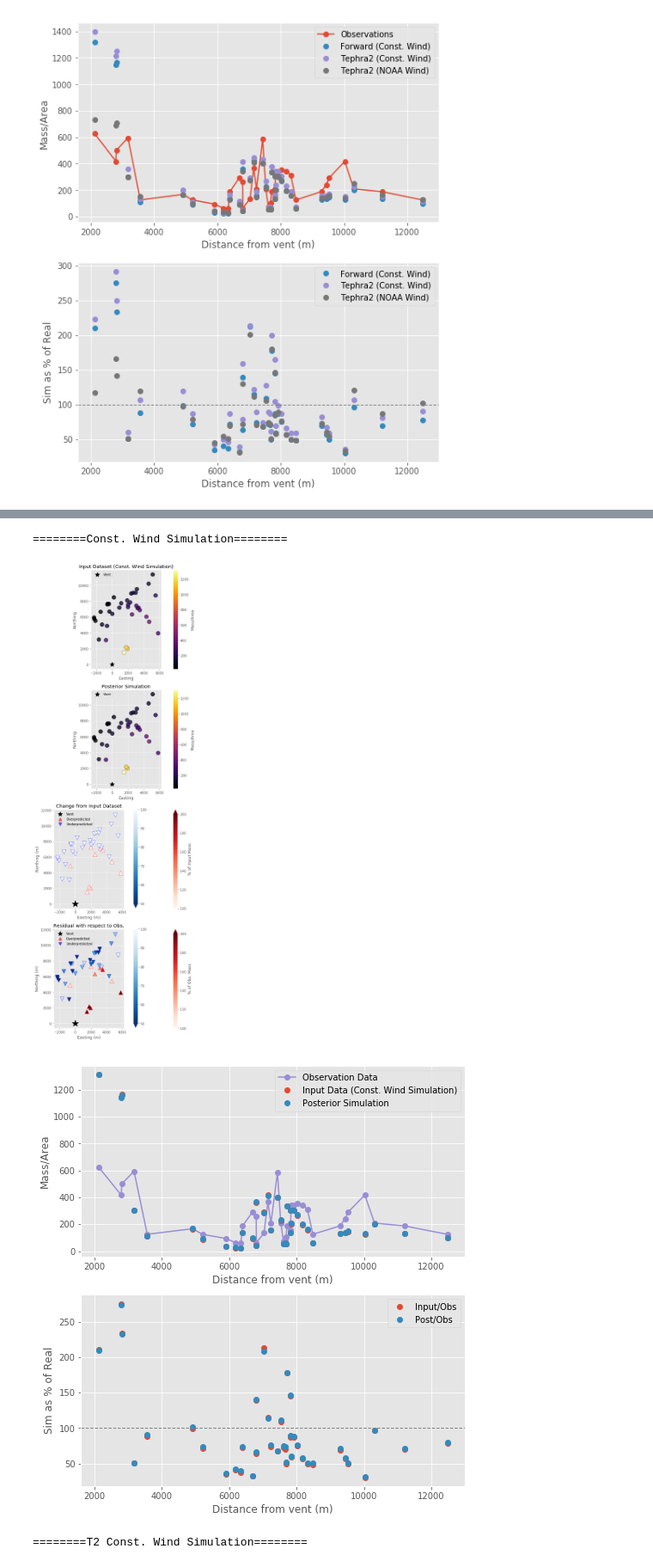
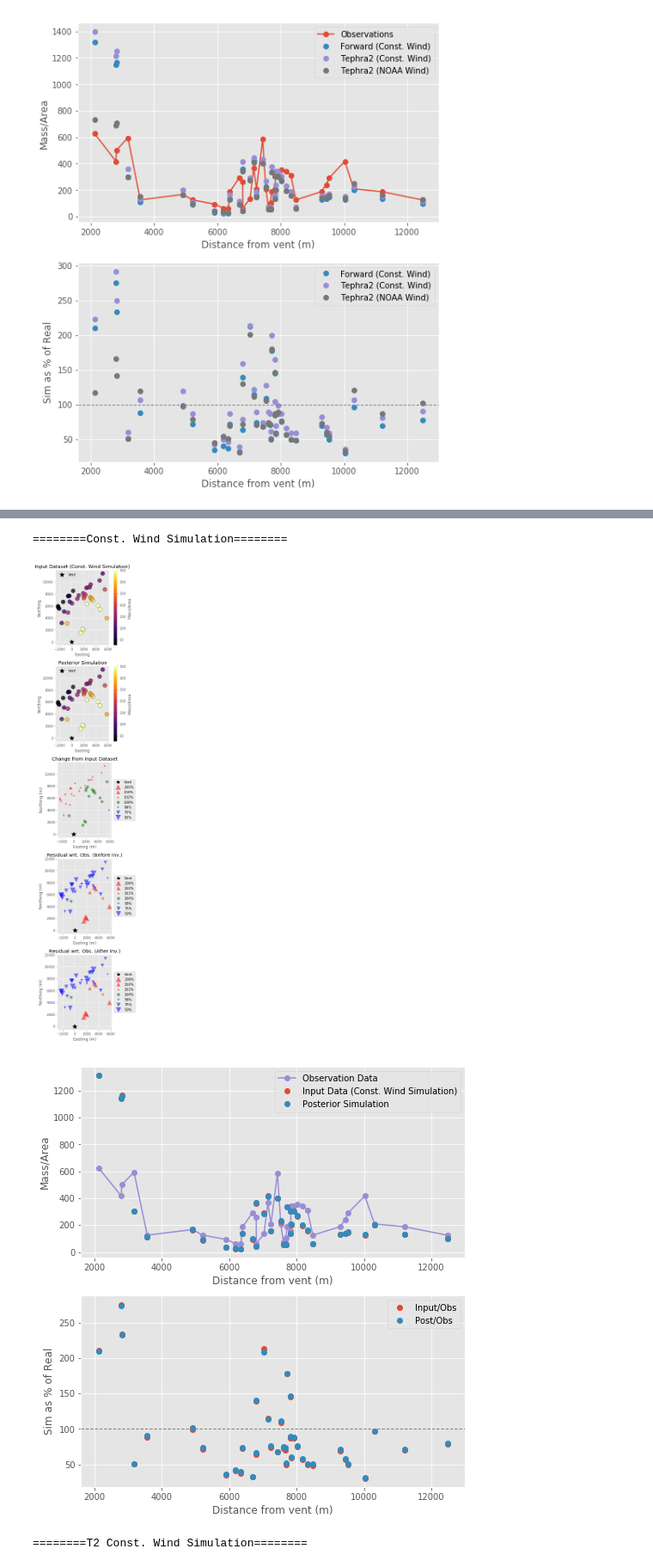
Before and after one commit to nmostert/inversion_project, a Jupyter notebook: Colima_Inversion_Examples.ipynb, the cells around one changed output, grey strips where cells are left out. Shown at 86% size. Cells and saved outputs as stored; diff of their text form; code cells hidden in the pictures.

```diff
--- a/Colima_Inversion_Examples.ipynb
+++ b/Colima_Inversion_Examples.ipynb
@@ -328,7 +328,7 @@ plt.show()
 priors_vals = {
     "a": 1.1,
     "b": 1.1,
-    "h1": 18000,
+    "h1": config["PLUME_HEIGHT"],
     "u": u,
     "v": v,
     "D": config["DIFFUSION_COEFFICIENT"],
@@ -339,7 +339,7 @@ priors_vals = {
 invert_params = {
     "a" : True,
     "b" : True,
-    "h1" : True,
+    "h1" : False,
     "u": False,
     "v": False,
     "D": False,
@@ -513,59 +513,4 @@ plt.show()
 # %%
-# for name, params, mass, in_data in zip(names, params_list, inverted_masses_list, data_sets):
-#     print("========%s========"%name)
-#     q_dist = beta(params["a"],params["b"])
-
-#     grid = obs_df[["Easting", "Northing"]]
-
-#     post_df = gaussian_stack_forward(
-#         grid, int(config["COL_STEPS"]), config["VENT_ELEVATION"],
-#         params["h1"], 2500, phi_steps, (params["a"],params["b"]), config["ERUPTION_MASS"],
-#         (u,v), config["DIFFUSION_COEFFICIENT"], config["EDDY_CONST"],
-#         config["FALL_TIME_THRESHOLD"]
-#     )
-
-#     post_df["radius"] = np.sqrt(post_df["Easting"]**2 + post_df["Northing"]**2)
-#     post_df = post_df.sort_values(by=['radius'])
-#     post_df["Residual"] = post_df["MassArea"].values/obs_df["MassArea"].values*100
-#     post_df["Change"] = post_df["MassArea"].values/in_data["MassArea"].values*100
-
-#     fig, axs = plt.subplots(4,1, figsize=(
-#             10, 20), facecolor='w', edgecolor='k')
-#     axs = axs.ravel()
-
-#     vis.plot_sample(in_data, vent=(0,0), log=False,
-#                 title="Input Dataset (%s)"%name, cbar_label="Mass/Area", ax=axs[0])
-#     vis.plot_sample(post_df, vent=(0,0), log=False,
-#                 title="Posterior Simulation", cbar_label="Mass/Area", ax=axs[1])
-#     vis.plot_sample(post_df, vent=(0,0), log=True, values="Change",
-#                 title="Input Data Residual", cbar_label="log(Residual) (% of Input Mass)", ax=axs[2])
-#     vis.plot_sample(post_df, vent=(0,0), log=True, values="Residual",
-#                 title="Observation Data Residual", cbar_label="log(Residual) (% of Obs. Mass)", ax=axs[3])
-
-#     plt.tight_layout()
-#     plt.show()
-
-
-#     fig, axs = plt.subplots(2,1, figsize=(
-#             8, 9), facecolor='w', edgecolor='k')
-#     axs = axs.ravel()
-
-#     axs[0].plot(obs_df["radius"].values, obs_df["MassArea"].values, 'C2o-', label="Observation Data")
-#     axs[0].plot(in_data["radius"].values, in_data["MassArea"].values, 'C0o', label="Input Data (%s)"%name)
-#     axs[0].plot(post_df["radius"].values, post_df["MassArea"].values, 'C1o', label="Posterior Simulation")
-#     axs[0].legend()
-#     axs[0].set_xlabel("Distance from vent (m)")
-#     axs[0].set_ylabel("Mass/Area")
-
-
-#     axs[1].plot(in_data["radius"].values, in_data["Residual"].values, 'C0o', label="Input/Obs")
-#     axs[1].plot(post_df["radius"].values, post_df["Residual"].values, 'C1o', label="Post/Obs")
-#     axs[1].axhline(100, linestyle="--", lw=1, c="gray")
-#     axs[1].legend()
-#     axs[1].set_xlabel("Distance from vent (m)")
-#     axs[1].set_ylabel("Sim as % of Real")
-#     plt.show()
-
 for name, params, mass, in_data in zip(names, params_list, inverted_masses_list, data_sets):
     print("========%s========"%name)
     q_dist = beta(params["a"],params["b"])
@@ -584,44 +529,46 @@ for name, params, mass, in_data in zip(names, params_list, inverted_masses_list,
     post_df["Residual"] = post_df["MassArea"].values/obs_df["MassArea"].values
     post_df["Change"] = post_df["MassArea"].values/in_data["MassArea"].values
 
-    fig, axs = plt.subplots(4,1, figsize=(
-            10, 20), facecolor='w', edgecolor='k')
+    fig, axs = plt.subplots(5,1, figsize=(
+            5, 20), facecolor='w', edgecolor='k')
     axs = axs.ravel()
-
-    vis.plot_sample(in_data, vent=(0,0), log=False,
+    bounds = (25, 350)
+    vis.plot_sample(in_data, vent=(0,0), log=False,bounds=bounds,
                 title="Input Dataset (%s)"%name, cbar_label="Mass/Area", ax=axs[0])
-    vis.plot_sample(post_df, vent=(0,0), log=False,
+    vis.plot_sample(post_df, vent=(0,0), log=False, bounds=bounds,
                 title="Posterior Simulation", cbar_label="Mass/Area", ax=axs[1])
-    vis.plot_residuals(post_df, vent=(0,0), values="Change", plot_type="cmap",
-                title="Change from Input Dataset", cbar_label="% of Input Mass", ax=axs[2])
-    vis.plot_residuals(post_df, vent=(0,0), values="Residual", plot_type="cmap",
-                title="Residual with respect to Obs.", cbar_label="% of Obs. Mass", ax=axs[3])
+    vis.plot_residuals(post_df, vent=(0,0), values="Change", plot_type="size",
+                title="Change from Input Dataset", ax=axs[2])
+    vis.plot_residuals(in_data, vent=(0,0), values="Residual", plot_type="size",
+                title="Residual wrt. Obs. (Before Inv.)", ax=axs[3])
+    vis.plot_residuals(post_df, vent=(0,0), values="Residual", plot_type="size",
+                title="Residual wrt. Obs. (After Inv.)", ax=axs[4])
 
     plt.tight_layout()
     plt.show()
 
 
     fig, axs = plt.subplots(2,1, figsize=(
             8, 9), facecolor='w', edgecolor='k')
     axs = axs.ravel()
 
     axs[0].plot(obs_df["radius"].values, obs_df["MassArea"].values, 'C2o-', label="Observation Data")
     axs[0].plot(in_data["radius"].values, in_data["MassArea"].values, 'C0o', label="Input Data (%s)"%name)
     axs[0].plot(post_df["radius"].values, post_df["MassArea"].values, 'C1o', label="Posterior Simulation")
     axs[0].legend()
     axs[0].set_xlabel("Distance from vent (m)")
     axs[0].set_ylabel("Mass/Area")
 
 
     axs[1].plot(in_data["radius"].values, in_data["Residual"].values*100, 'C0o', label="Input/Obs")
     axs[1].plot(post_df["radius"].values, post_df["Residual"].values*100, 'C1o', label="Post/Obs")
     axs[1].axhline(100, linestyle="--", lw=1, c="gray")
     axs[1].legend()
     axs[1].set_xlabel("Distance from vent (m)")
     axs[1].set_ylabel("Sim as % of Real")
     plt.show()
 # %% [output]
 ========Const. Wind Simulation========
-[figure, old version]
+[figure, new version]
 [figure]
 ========T2 Const. Wind Simulation========
```
Also changed, not shown: parts of 7 cells of this notebook, 14 other files.
